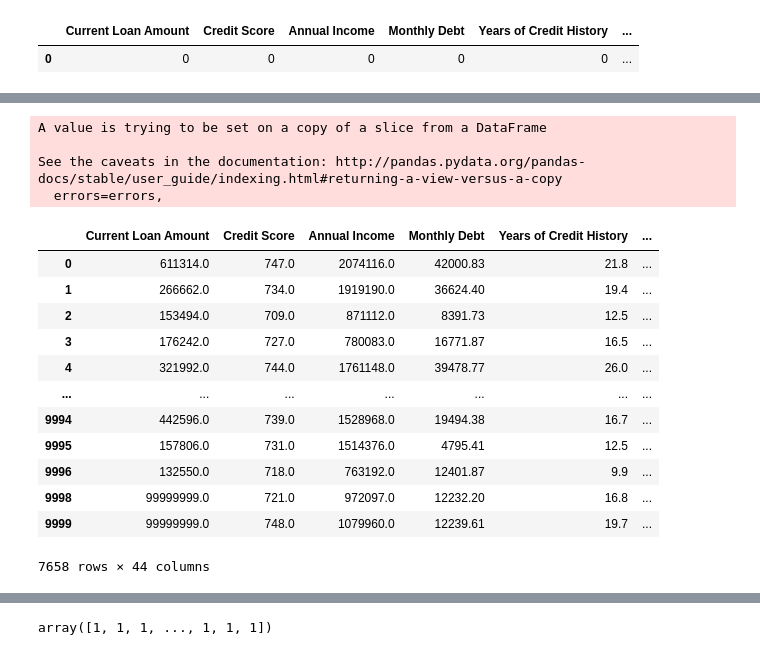
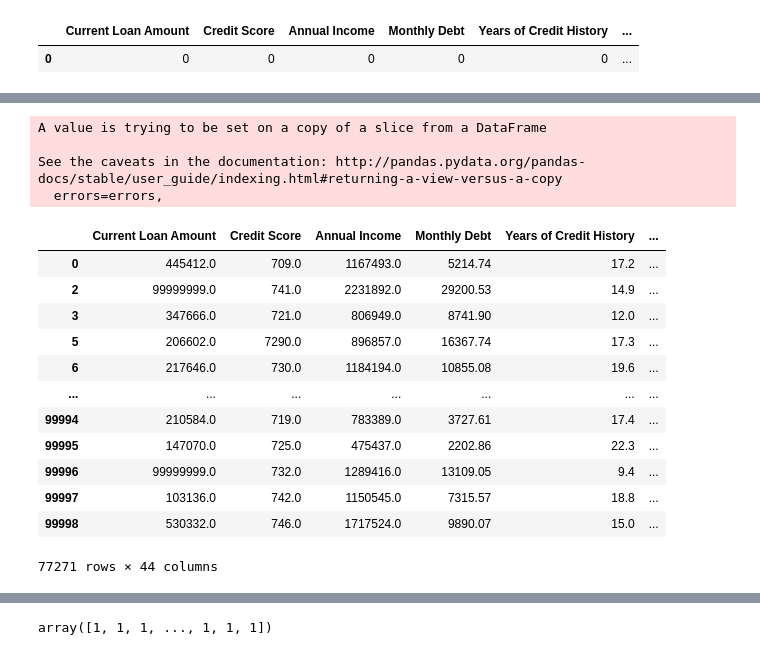
Before and after one commit to ZUNOXI/Credit_Predict_BigData, a Jupyter notebook: Prediction.ipynb, the cells around one changed output, grey strips where cells are left out. Cells and saved outputs as stored; diff of their text form; code cells hidden in the pictures.

```diff
--- a/Prediction.ipynb
+++ b/Prediction.ipynb
@@ -45,6 +45,6 @@ temp
 |  | Current Loan Amount | Credit Score | Annual Income | Monthly Debt | Years of Credit History | ... |
 | 0 | 0 | 0 | 0 | 0 | 0 | ... |
 # %%
-test = pd.read_csv('dataset/credit_test.csv')
-test
+form = pd.read_csv('dataset/credit_train.csv')
+form
 # %% [output]
@@ -67,6 +67,7 @@ def callData(data):
     del data["Loan ID"]
     del data["Customer ID"]
     del data["Months since last delinquent"]
+    del data["Loan Status"]
     data = data.dropna()
     # 범주형 데이터 확인
     categorical_subset = data[['Term', 'Years in current job', 'Home Ownership', 'Purpose']]
@@ -76,7 +77,7 @@ def callData(data):
 
     data.drop(labels=['Term', 'Years in current job', 'Home Ownership', 'Purpose'], axis=1, inplace=True)
     data = pd.concat([data, categorical_subset], axis = 1)
-    data = pd.concat([temp,data])
+    data = pd.concat([temp,data],sort=False)
     data = data.fillna(0)
     data = data[1:]
     return data
@@ -90,25 +91,25 @@ def scailData(data):
 # %%
 # 칼럼데이터 가져오기
 #temp = pd.read_csv("dataset/credit_temp.csv")
 # 테스트 데이터 불러오기
 #test.head()
-test = callData(test)
+test = callData(form)
 test
 # %% [output]
 A value is trying to be set on a copy of a slice from a DataFrame
 
 See the caveats in the documentation: http://pandas.pydata.org/pandas-docs/stable/user_guide/indexing.html#returning-a-view-versus-a-copy
   errors=errors,
 |  | Current Loan Amount | Credit Score | Annual Income | Monthly Debt | Years of Credit History | ... |
-| 0 | 611314.0 | 747.0 | 2074116.0 | 42000.83 | 21.8 | ... |
-| 1 | 266662.0 | 734.0 | 1919190.0 | 36624.40 | 19.4 | ... |
-| 2 | 153494.0 | 709.0 | 871112.0 | 8391.73 | 12.5 | ... |
-| 3 | 176242.0 | 727.0 | 780083.0 | 16771.87 | 16.5 | ... |
-| 4 | 321992.0 | 744.0 | 1761148.0 | 39478.77 | 26.0 | ... |
+| 0 | 445412.0 | 709.0 | 1167493.0 | 5214.74 | 17.2 | ... |
+| 2 | 99999999.0 | 741.0 | 2231892.0 | 29200.53 | 14.9 | ... |
+| 3 | 347666.0 | 721.0 | 806949.0 | 8741.90 | 12.0 | ... |
+| 5 | 206602.0 | 7290.0 | 896857.0 | 16367.74 | 17.3 | ... |
+| 6 | 217646.0 | 730.0 | 1184194.0 | 10855.08 | 19.6 | ... |
 | ... | ... | ... | ... | ... | ... | ... |
-| 9994 | 442596.0 | 739.0 | 1528968.0 | 19494.38 | 16.7 | ... |
-| 9995 | 157806.0 | 731.0 | 1514376.0 | 4795.41 | 12.5 | ... |
-| 9996 | 132550.0 | 718.0 | 763192.0 | 12401.87 | 9.9 | ... |
-| 9998 | 99999999.0 | 721.0 | 972097.0 | 12232.20 | 16.8 | ... |
-| 9999 | 99999999.0 | 748.0 | 1079960.0 | 12239.61 | 19.7 | ... |
+| 99994 | 210584.0 | 719.0 | 783389.0 | 3727.61 | 17.4 | ... |
+| 99995 | 147070.0 | 725.0 | 475437.0 | 2202.86 | 22.3 | ... |
+| 99996 | 99999999.0 | 732.0 | 1289416.0 | 13109.05 | 9.4 | ... |
+| 99997 | 103136.0 | 742.0 | 1150545.0 | 7315.57 | 18.8 | ... |
+| 99998 | 530332.0 | 746.0 | 1717524.0 | 9890.07 | 15.0 | ... |
-7658 rows × 44 columns
+77271 rows × 44 columns
```
Also changed, not shown: parts of 10 cells of this notebook, 2 other files.
